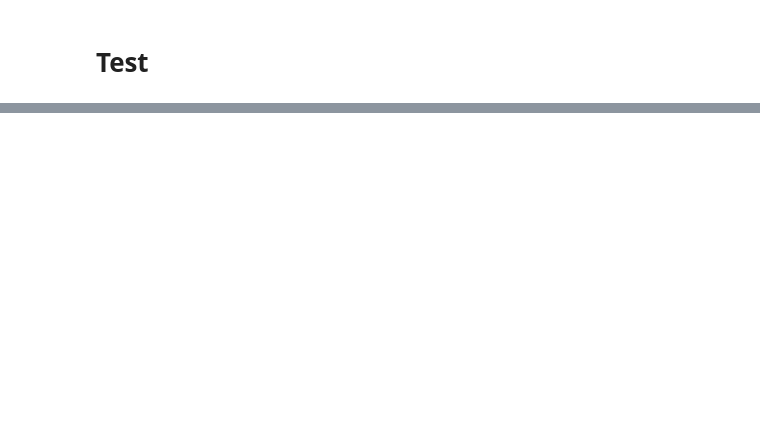
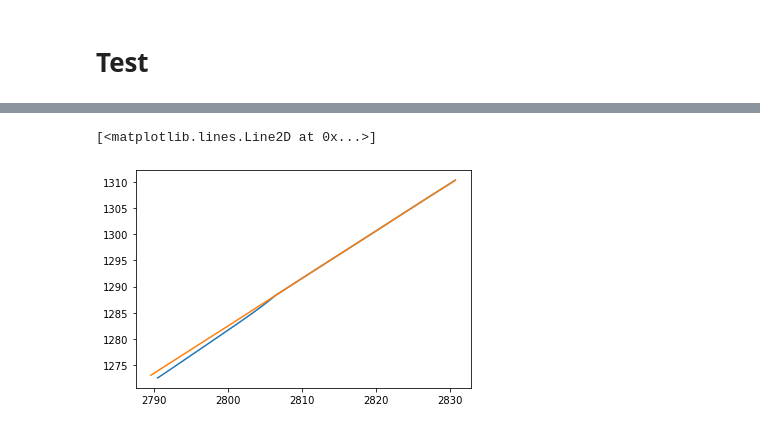
Before and after one commit to KangGao1997/LSTM-ED-Based-Trajectory-Prediction, a Jupyter notebook: LSTMED_train_test.ipynb, the cells around one changed output, grey strips where cells are left out. Saved outputs shown, nothing was run; the diff lists cells and outputs as text; code cells hidden in the pictures; blank space fills up the shorter version.

```diff
--- a/LSTMED_train_test.ipynb
+++ b/LSTMED_train_test.ipynb
@@ -442,0 +343,6 @@ np.save("sccc.npy",np.ones(1000))
+# %%
+plt.plot(predicted_tras[203,0],predicted_tras[203,1])
+plt.plot(tra[203,0],tra[203,1])
+# %% [output]
+[<matplotlib.lines.Line2D at 0x...>]
+[figure, added]
```
Also changed, not shown: parts of 60 cells of this notebook, 1 other file.
